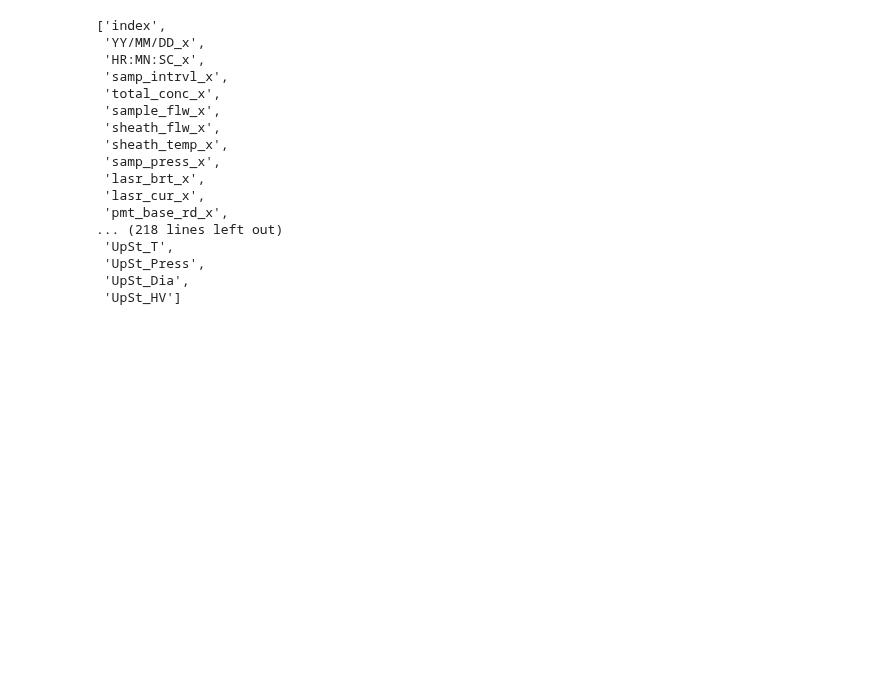
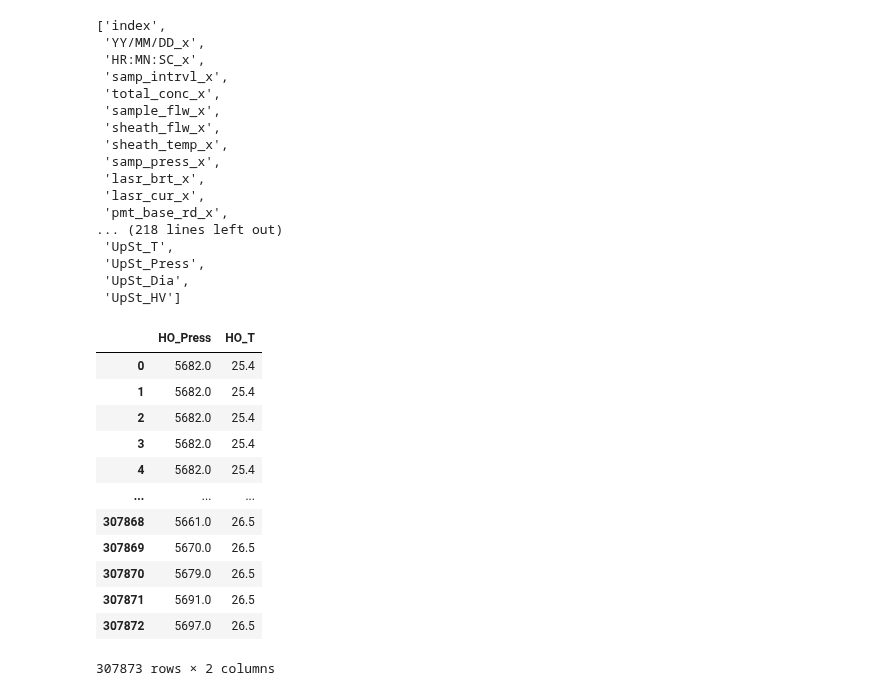
Before and after one commit to csoloff/dash, a Jupyter notebook: export_flows_v2.ipynb, the cells around one changed output. Saved outputs shown, nothing was run; the diff lists cells and outputs as text; code cells hidden in the pictures; blank space fills up the shorter version.

```diff
--- a/export_flows_v2.ipynb
+++ b/export_flows_v2.ipynb
@@ -275,3 +314,19 @@ list(d.keys())
  'UpSt_Press',
  'UpSt_Dia',
  'UpSt_HV']
+# %%
+d[['HO_Press','HO_T']]
+# %% [output]
+|  | HO_Press | HO_T |
+| 0 | 5682.0 | 25.4 |
+| 1 | 5682.0 | 25.4 |
+| 2 | 5682.0 | 25.4 |
+| 3 | 5682.0 | 25.4 |
+| 4 | 5682.0 | 25.4 |
+| ... | ... | ... |
+| 307868 | 5661.0 | 26.5 |
+| 307869 | 5670.0 | 26.5 |
+| 307870 | 5679.0 | 26.5 |
+| 307871 | 5691.0 | 26.5 |
+| 307872 | 5697.0 | 26.5 |
+307873 rows × 2 columns
```
Also changed, not shown: parts of 4 cells of this notebook.
